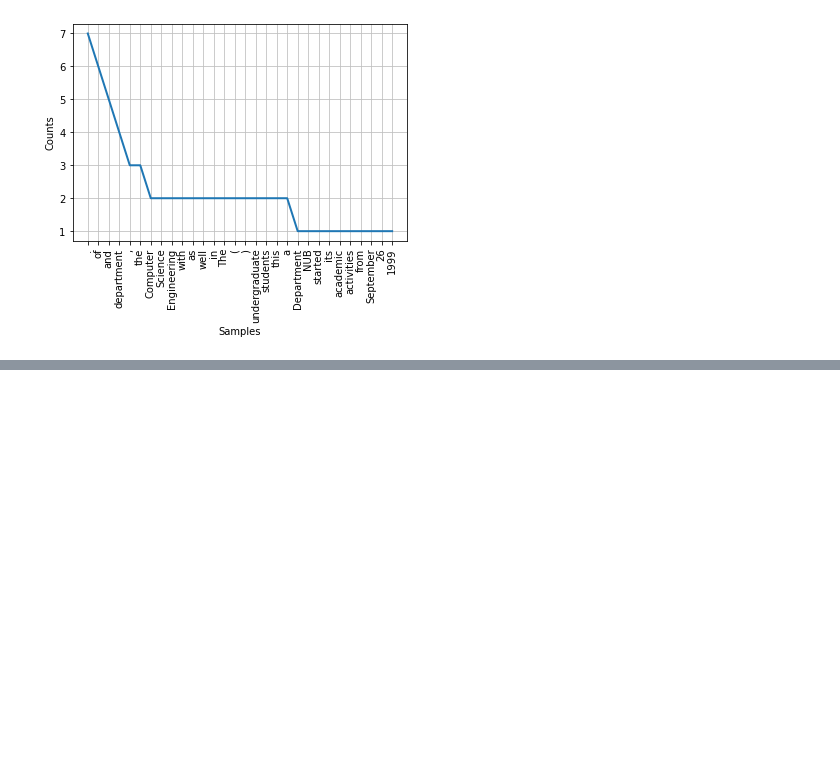
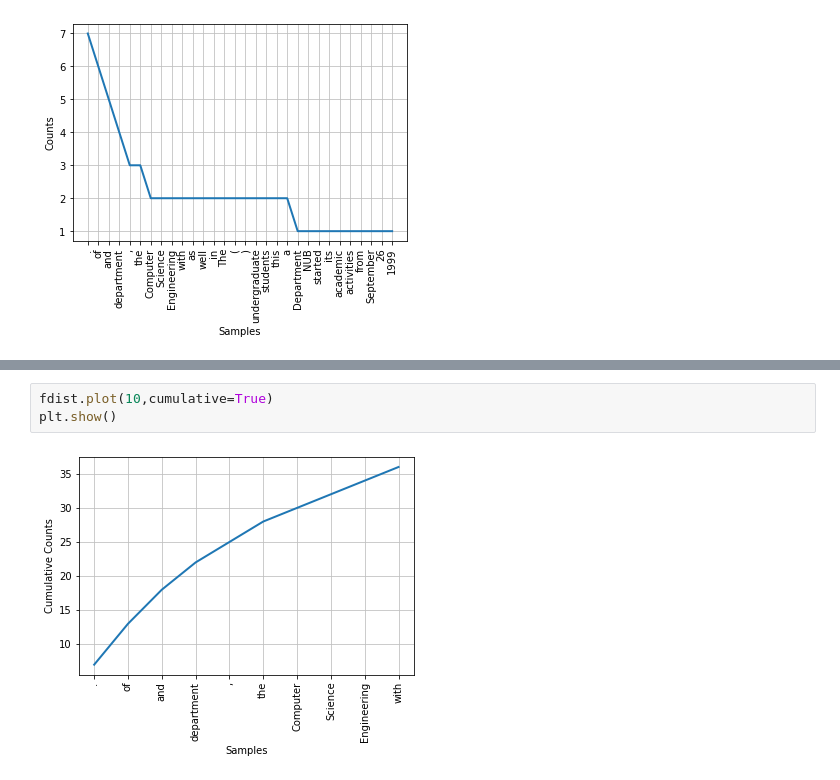
Before and after one commit to uzzal71/natural-language-processing-part1, a Jupyter notebook: 4 Tokenization in Text Analytics.ipynb, the cells around one changed output, grey strips where cells are left out. Saved outputs shown, nothing was run; the diff lists cells and outputs as text; blank space fills up the shorter version.

```diff
--- a/4 Tokenization in Text Analytics.ipynb
+++ b/4 Tokenization in Text Analytics.ipynb
@@ -168,0 +176,5 @@ plt.show()
+# %%
+fdist.plot(10,cumulative=True)
+plt.show()
+# %% [output]
+[figure, added]
```
Also changed, not shown: parts of 2 cells of this notebook, 2 other files.
